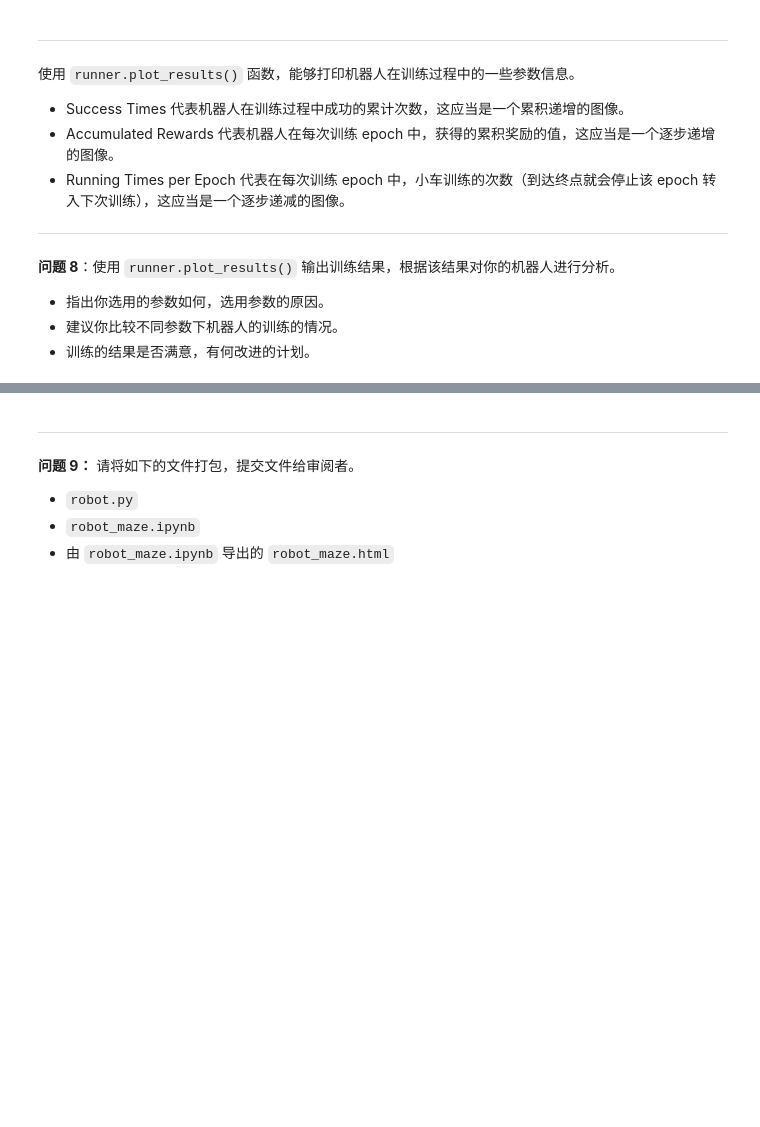
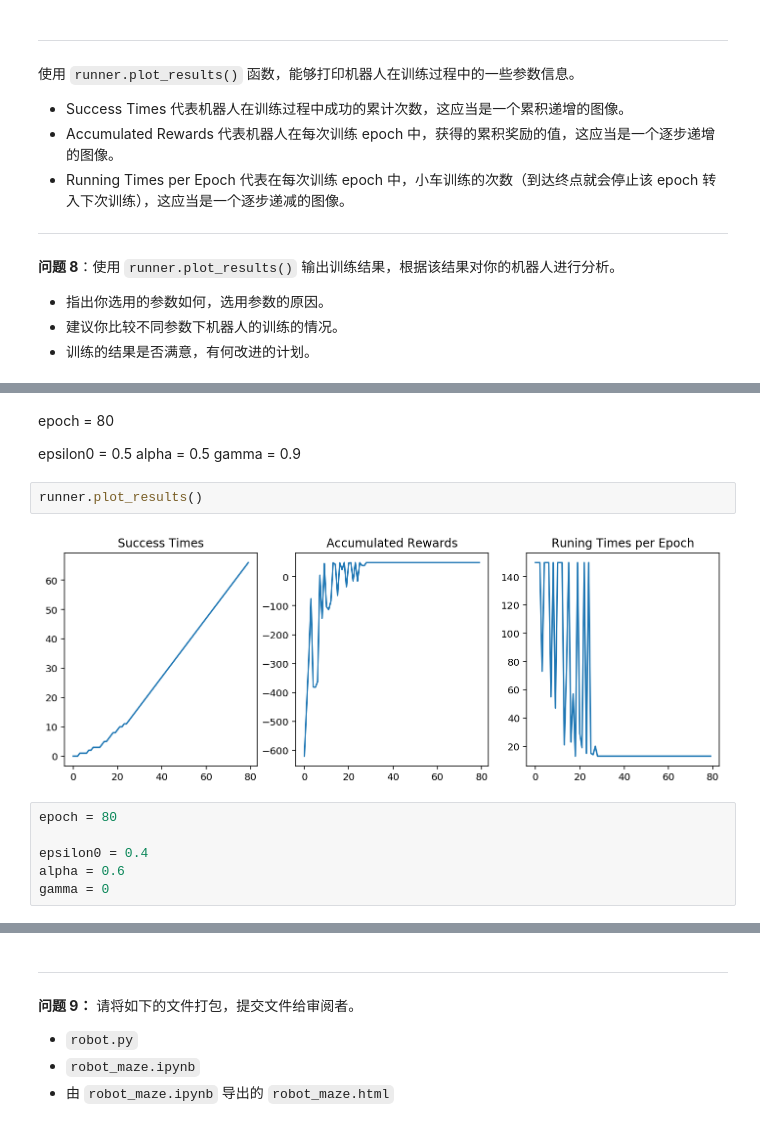
Before and after one commit to yiikai/MLND_CN_P5_Reinforcement_Learning, a Jupyter notebook: robot_maze.ipynb, the cells around one changed output, grey strips where cells are left out. Cells and saved outputs as stored; diff of their text form; blank space fills up the shorter version.

```diff
--- a/robot_maze.ipynb
+++ b/robot_maze.ipynb
@@ -296,0 +306,16 @@ gamma = 0.9 是希望能够充分地对未来奖励进行考虑
+# %% [markdown]
+epoch = 80
+
+epsilon0 = 0.5
+alpha = 0.5
+gamma = 0.9
+# %%
+runner.plot_results()
+# %% [output]
+[figure, added]
+# %%
+epoch = 80
+
+epsilon0 = 0.4
+alpha = 0.6
+gamma = 0
```
Also changed, not shown: parts of 13 cells of this notebook, 2 other files.
